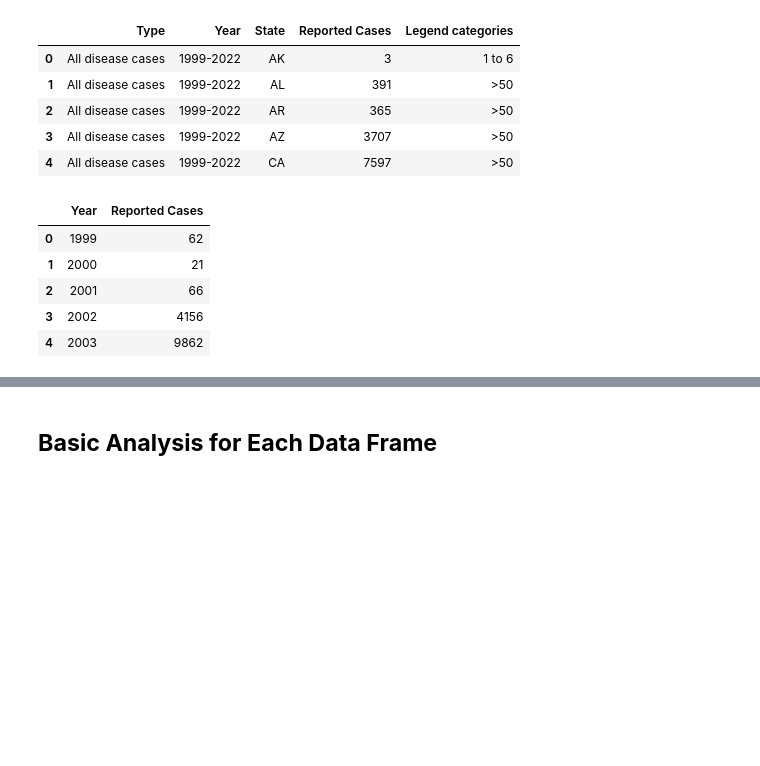
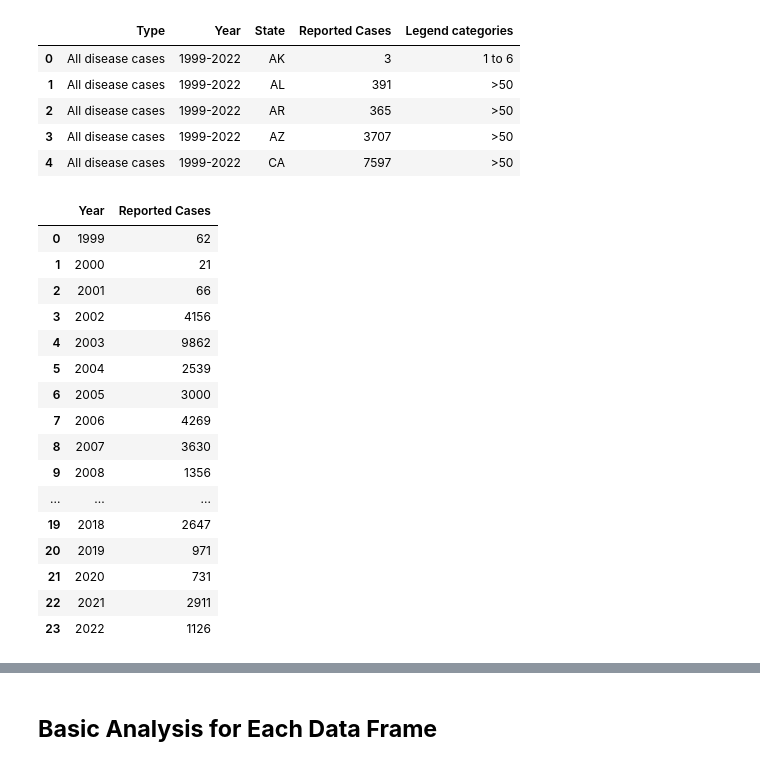
Before and after one commit to lcmortech/data_science, a Jupyter notebook: other_projects/westnile.ipynb, the cells around one changed output, grey strips where cells are left out. Cells and saved outputs as stored; diff of their text form; code cells hidden in the pictures; blank space fills up the shorter version.

```diff
--- a/other_projects/westnile.ipynb
+++ b/other_projects/westnile.ipynb
@@ -76,14 +76,25 @@ df3.head()
 | 3 | All disease cases | 1999-2022 | AZ | 3707 | >50 |
 | 4 | All disease cases | 1999-2022 | CA | 7597 | >50 |
 # %%
-df4.head()
+df4.head(50)
 
 # The amount of cases appears to fluctuate by year, but has increased overall since 1999.
 # change to df5.tail(24) for all rows
 # %% [output]
 |  | Year | Reported Cases |
 | 0 | 1999 | 62 |
 | 1 | 2000 | 21 |
 | 2 | 2001 | 66 |
 | 3 | 2002 | 4156 |
 | 4 | 2003 | 9862 |
+| 5 | 2004 | 2539 |
+| 6 | 2005 | 3000 |
+| 7 | 2006 | 4269 |
+| 8 | 2007 | 3630 |
+| 9 | 2008 | 1356 |
+| ... | ... | ... |
+| 19 | 2018 | 2647 |
+| 20 | 2019 | 971 |
+| 21 | 2020 | 731 |
+| 22 | 2021 | 2911 |
+| 23 | 2022 | 1126 |
```
Also changed, not shown: parts of 6 cells of this notebook.
